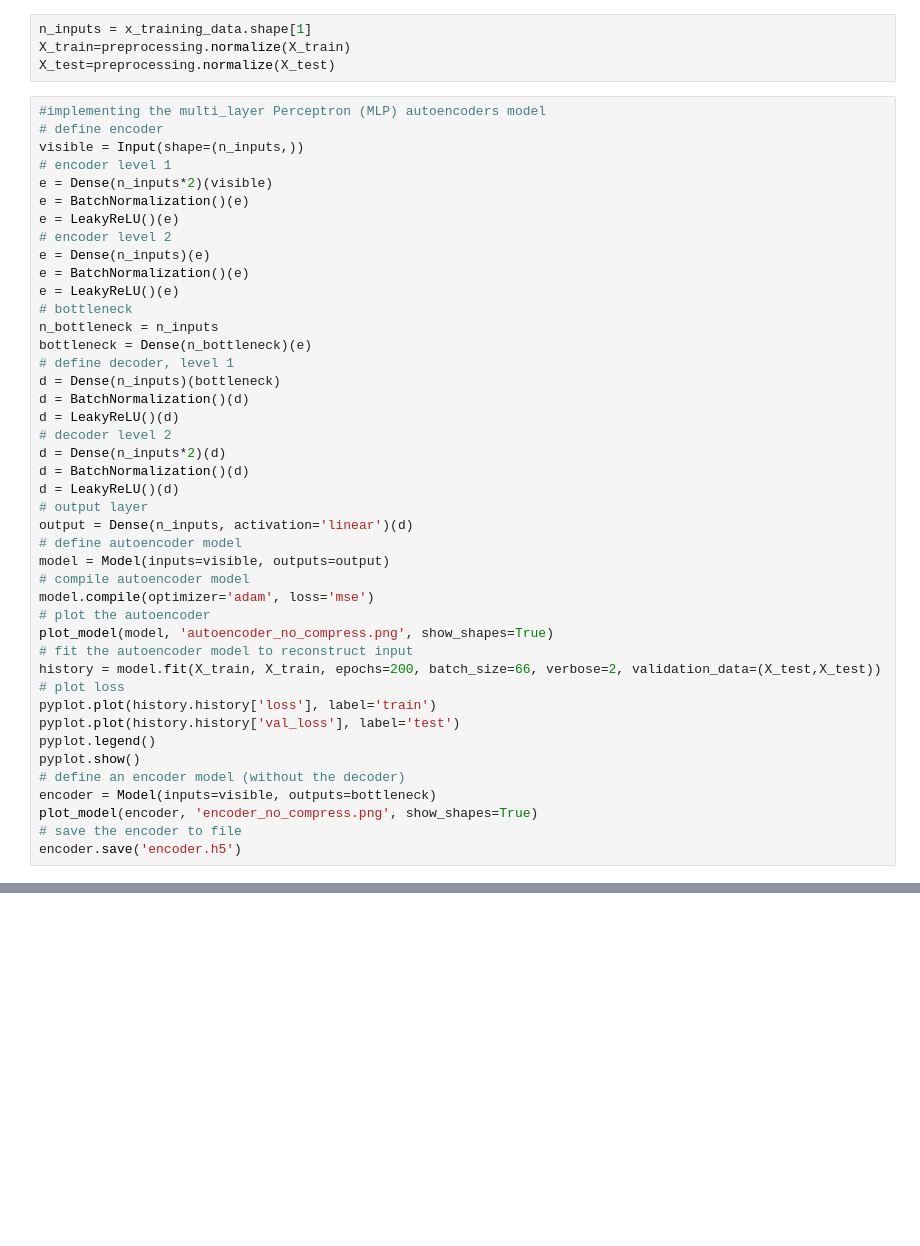
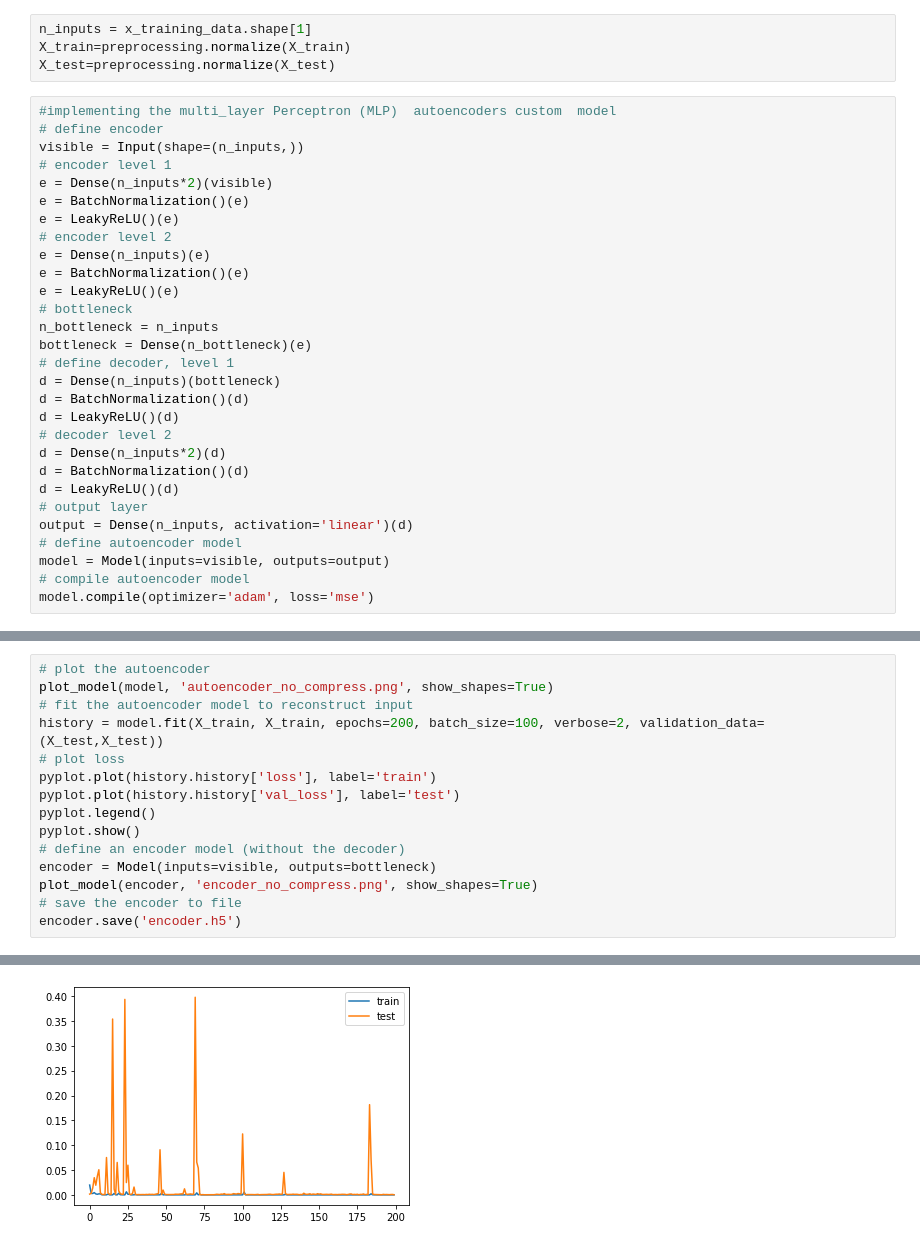
Before and after one commit to navneetslovely/Wifi_RSSI_localization, a Jupyter notebook: paper_simulation_MLP.ipynb, the cells around one changed output, grey strips where cells are left out. Cells and saved outputs as stored; diff of their text form; blank space fills up the shorter version.

```diff
--- a/paper_simulation_MLP.ipynb
+++ b/paper_simulation_MLP.ipynb
@@ -90,7 +90,7 @@ n_inputs = x_training_data.shape[1]
 X_train=preprocessing.normalize(X_train)
 X_test=preprocessing.normalize(X_test)
 # %%
-#implementing the multi_layer Perceptron (MLP) autoencoders model
+#implementing the multi_layer Perceptron (MLP)  autoencoders custom  model
 # define encoder
 visible = Input(shape=(n_inputs,))
 # encoder level 1
@@ -118,17 +118,3 @@ output = Dense(n_inputs, activation='linear')(d)
 model = Model(inputs=visible, outputs=output)
 # compile autoencoder model
 model.compile(optimizer='adam', loss='mse')
-# plot the autoencoder
-plot_model(model, 'autoencoder_no_compress.png', show_shapes=True)
-# fit the autoencoder model to reconstruct input
-history = model.fit(X_train, X_train, epochs=200, batch_size=66, verbose=2, validation_data=(X_test,X_test))
-# plot loss
-pyplot.plot(history.history['loss'], label='train')
-pyplot.plot(history.history['val_loss'], label='test')
-pyplot.legend()
-pyplot.show()
-# define an encoder model (without the decoder)
-encoder = Model(inputs=visible, outputs=bottleneck)
-plot_model(encoder, 'encoder_no_compress.png', show_shapes=True)
-# save the encoder to file
-encoder.save('encoder.h5')
@@ -153,0 +121,16 @@ Epoch 200/200
+# %%
+# plot the autoencoder
+plot_model(model, 'autoencoder_no_compress.png', show_shapes=True)
+# fit the autoencoder model to reconstruct input
+history = model.fit(X_train, X_train, epochs=200, batch_size=100, verbose=2, validation_data=(X_test,X_test))
+# plot loss
+pyplot.plot(history.history['loss'], label='train')
+pyplot.plot(history.history['val_loss'], label='test')
+pyplot.legend()
+pyplot.show()
+# define an encoder model (without the decoder)
+encoder = Model(inputs=visible, outputs=bottleneck)
+plot_model(encoder, 'encoder_no_compress.png', show_shapes=True)
+# save the encoder to file
+encoder.save('encoder.h5')
+# %% [output]
@@ -153,0 +154 @@ Epoch 200/200
+[figure, added]
```
Also changed, not shown: parts of 4 cells of this notebook.
